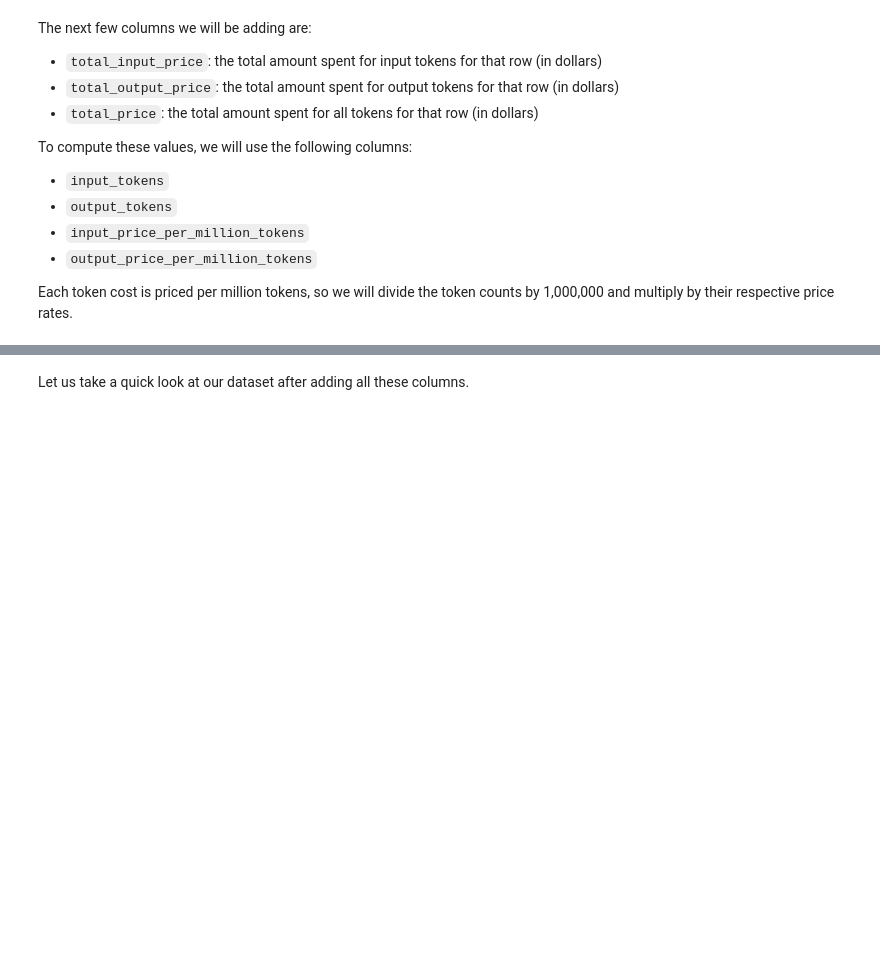
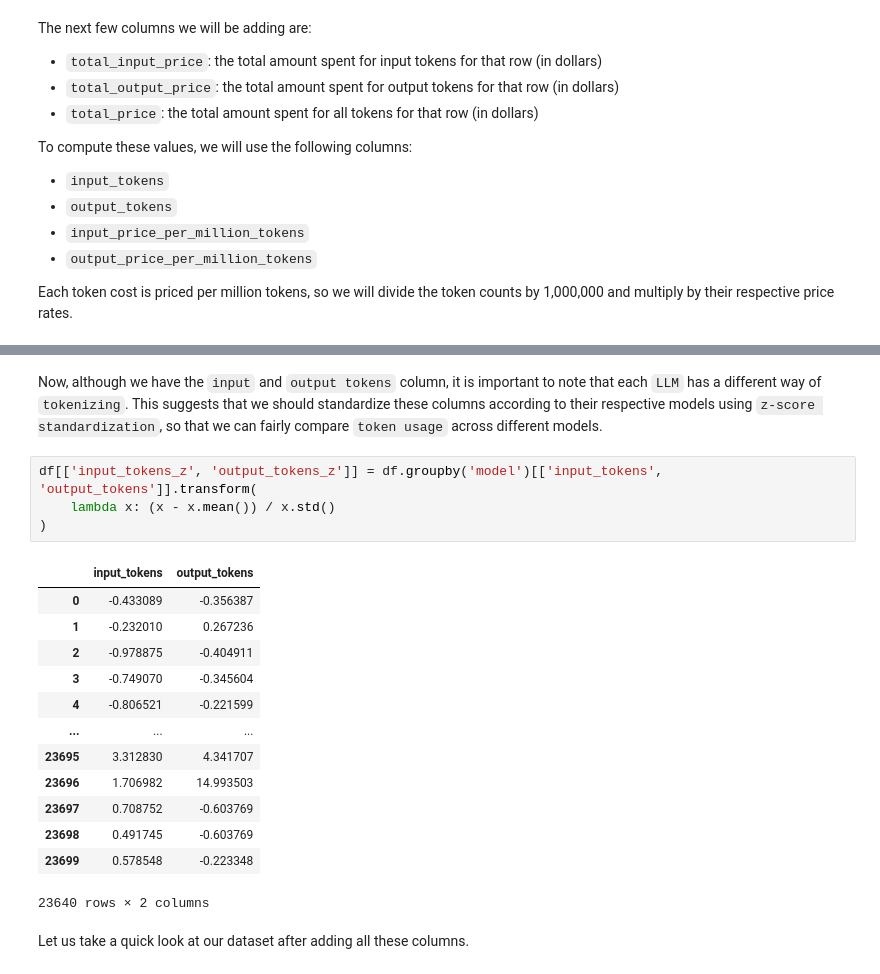
Before and after one commit to Dawsxn/CSMODEL_MCO, a Jupyter notebook: phase_1.ipynb, the cells around one changed output, grey strips where cells are left out. Cells and saved outputs as stored; diff of their text form; blank space fills up the shorter version.

Commit message:
feat: added standardized token columns

```diff
--- a/phase_1.ipynb
+++ b/phase_1.ipynb
@@ -334,3 +296,23 @@ See the caveats in the documentation: https://pandas.pydata.org/pandas-docs/stab
+# %% [markdown]
+Now, although we have the `input` and `output tokens` column, it is important to note that each `LLM` has a different way of `tokenizing`. This suggests that we should standardize these columns according to their respective models using `z-score standardization`, so that we can fairly compare `token usage` across different models.
+# %%
+df[['input_tokens_z', 'output_tokens_z']] = df.groupby('model')[['input_tokens', 'output_tokens']].transform(
+    lambda x: (x - x.mean()) / x.std()
+)
+# %% [output]
+|  | input_tokens | output_tokens |
+| 0 | -0.433089 | -0.356387 |
+| 1 | -0.232010 | 0.267236 |
+| 2 | -0.978875 | -0.404911 |
+| 3 | -0.749070 | -0.345604 |
+| 4 | -0.806521 | -0.221599 |
+| ... | ... | ... |
+| 23695 | 3.312830 | 4.341707 |
+| 23696 | 1.706982 | 14.993503 |
+| 23697 | 0.708752 | -0.603769 |
+| 23698 | 0.491745 | -0.603769 |
+| 23699 | 0.578548 | -0.223348 |
+23640 rows × 2 columns
 # %% [markdown]
 Let us take a quick look at our dataset after adding all these columns.
 # %%
```
Also changed, not shown: parts of 5 cells of this notebook.
